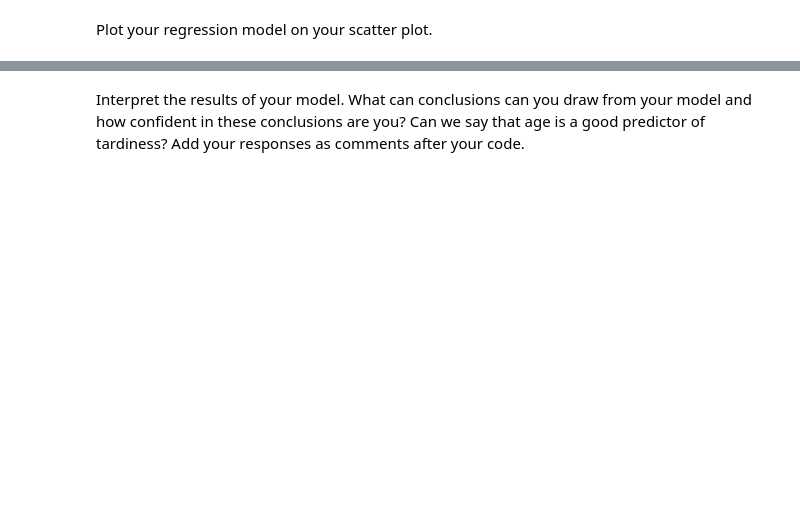
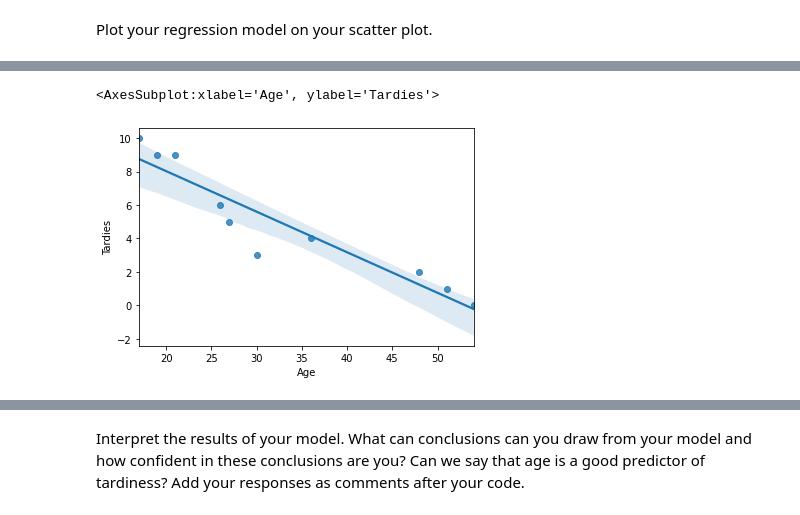
Before and after one commit to Ironhack-Data-Madrid-Enero-2021/lab-regression-analysis, a Jupyter notebook: your-code.ipynb, the cells around one changed output, grey strips where cells are left out. Drawn from its saved outputs; the diff is of its cells as text; code cells hidden in the pictures; blank space fills up the shorter version.

```diff
--- a/your-code.ipynb
+++ b/your-code.ipynb
@@ -54,0 +165,5 @@ Plot your regression model on your scatter plot.
+# %%
+sns.regplot(X,y)
+# %% [output]
+<AxesSubplot:xlabel='Age', ylabel='Tardies'>
+[figure, added]
```
Also changed, not shown: parts of 54 cells of this notebook.
